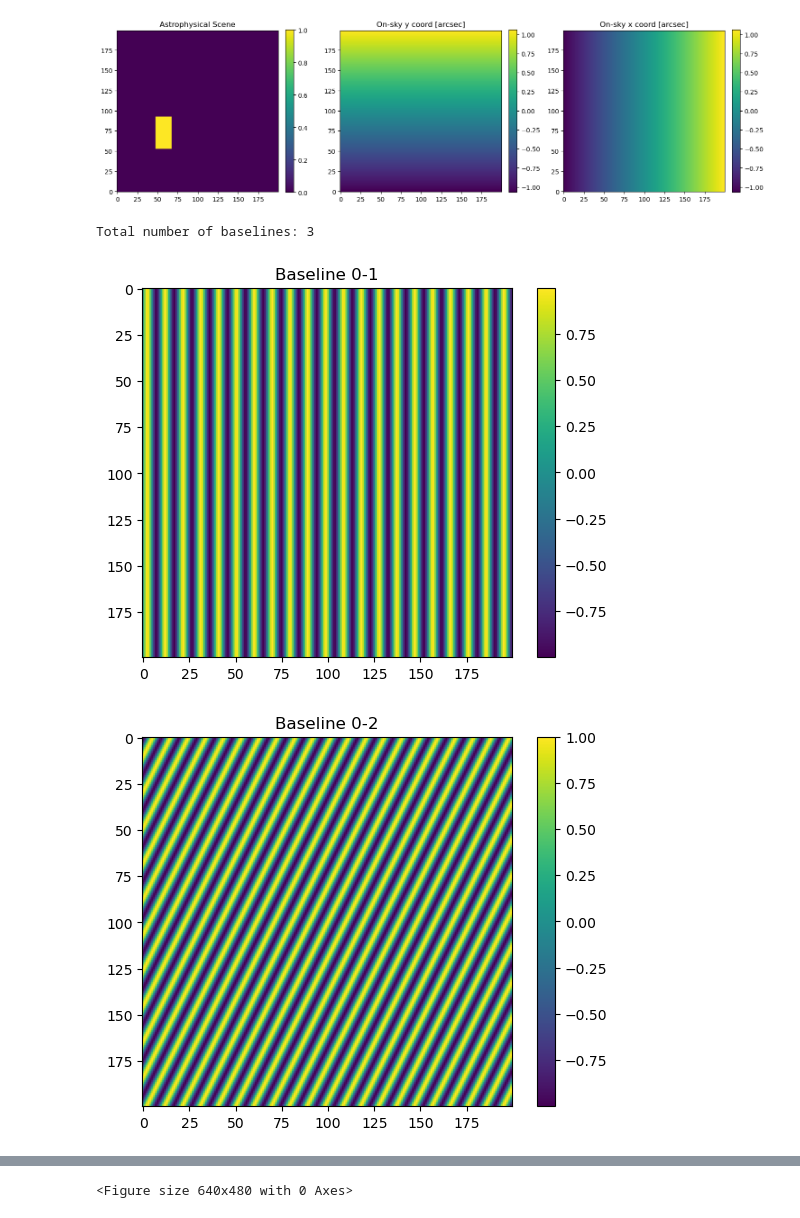
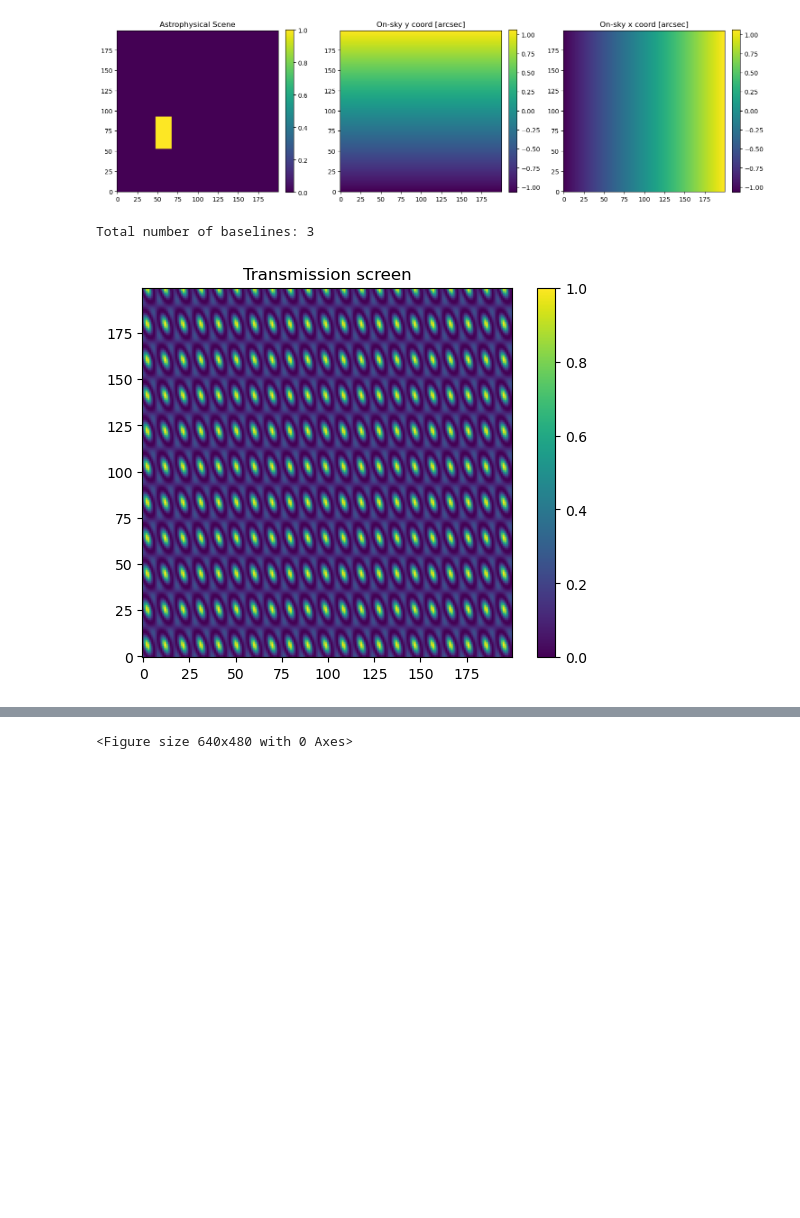
Before and after one commit to mwanakijiji/life_detectors, a Jupyter notebook: notebooks/dev_transmission_screens.ipynb, the cells around one changed output, grey strips where cells are left out. Drawn from its saved outputs; the diff is of its cells as text; code cells hidden in the pictures; blank space fills up the shorter version.

```diff
--- a/notebooks/dev_transmission_screens.ipynb
+++ b/notebooks/dev_transmission_screens.ipynb
@@ -105,13 +110,6 @@ plt.show()
 # apply the transmission screens to the astrophysical scene
 # %% [output]
 [figure]
-# %%
-# Set parameters of the interferometer. Each element in the below variables corresponds to one aperture
-
-A_vec = np.array([1, 1, 1])
-x_vec = np.array(([0, -1], [0, 1], [1, 1]))
-phi_dc_vec_rad = np.array([0, np.pi/4, 0])
-wavel_m = 1e-6 # wavelength in meters
 # %%
 ## ## Instrument response
 # %%
@@ -216,8 +234,26 @@ def R_theta_vec(A_vec, x_vec, phi_dc_vec_rad, theta_vec_2d_asec, wavel_m, incl_c
+# %%
+# Set parameters of the interferometer: 2 and 3apertures
+# Each element in the below variables corresponds to one aperture
+
+wavel_m = 1e-6 # wavelength in meters
+
+A_vec_2 = np.array([1, 1])
+x_vec_2 = np.array(([0, -0.2], [0, 0.2]))
+phi_dc_vec_rad_2 = np.array([0, np.pi/2])
+
+A_vec_3 = np.array([1, 1, 1])
+x_vec_3 = np.array(([0, -1], [0, 1], [1, 1]))
+phi_dc_vec_rad_3 = np.array([0, np.pi/4, 0])
 # %%
 # example response screen
 
-response_cube = R_theta_vec(A_vec=A_vec, x_vec=x_vec, phi_dc_vec_rad=phi_dc_vec_rad, theta_vec_2d_asec=astro_cube[1:,:,:], wavel_m=wavel_m, plot=True)
+#complex_response, transmission_response = inst_response_and_transmission(A_vec=A_vec_2, x_vec=x_vec_2, phi_dc_vec_rad=phi_dc_vec_rad_2, theta_vec_2d_asec=astro_cube[1:,:,:], wavel_m=wavel_m, plot=True)
+complex_response, transmission_response = inst_response_and_transmission(A_vec=A_vec_3, x_vec=x_vec_3, phi_dc_vec_rad=phi_dc_vec_rad_3, theta_vec_2d_asec=astro_cube[1:,:,:], wavel_m=wavel_m, plot=False)
+
+plt.imshow(transmission_response[0,:,:], origin='lower')
+plt.colorbar()
+plt.title('Transmission screen')
+plt.show()
 # %% [output]
 Total number of baselines: 3
-[figure, old version]
+[figure, new version]
-[figure, removed]
```
Also changed, not shown: parts of 12 cells of this notebook.
